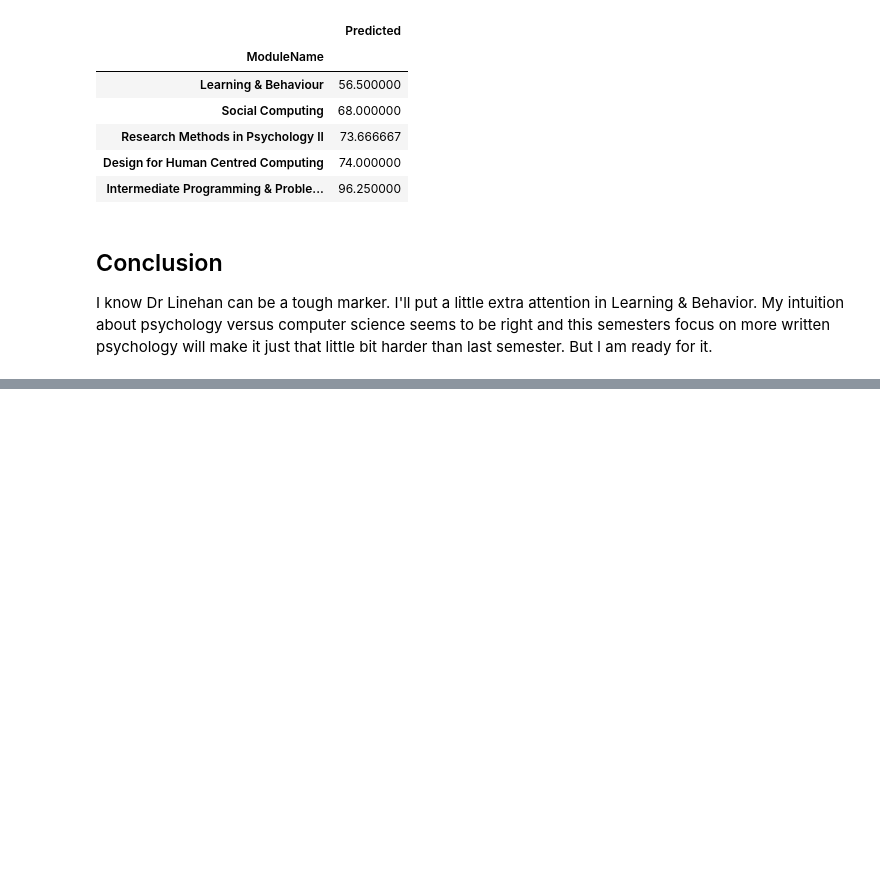
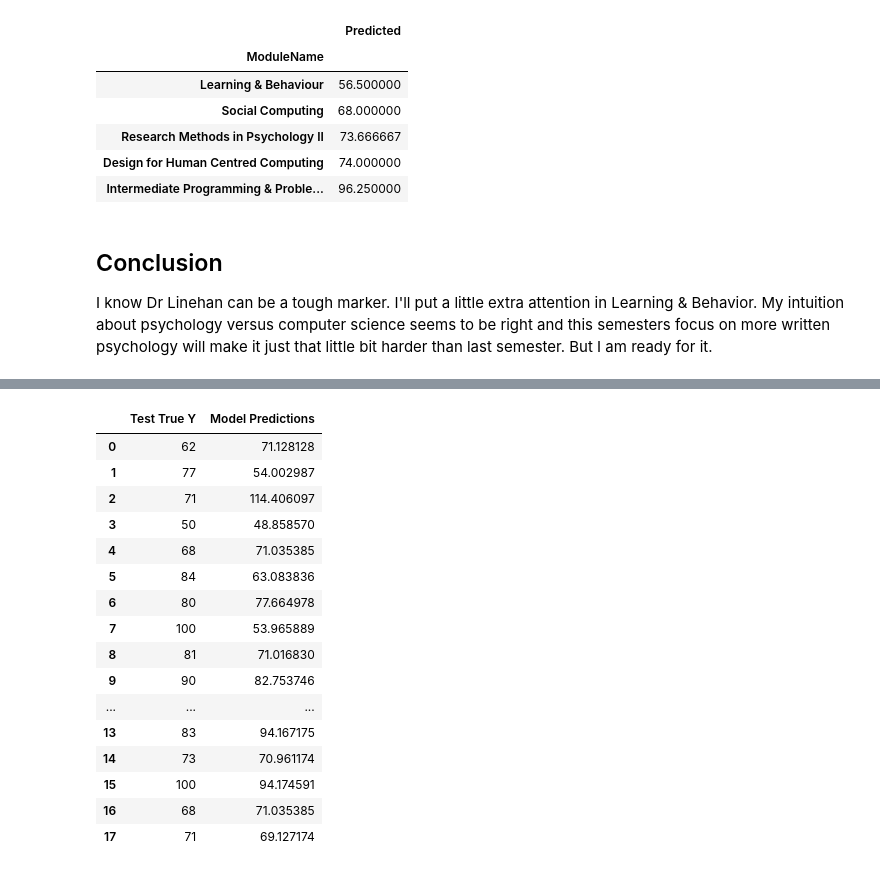
Before and after one commit to craigtkhill/predicting-grades, a Jupyter notebook: predicting_grades.ipynb, the cells around one changed output, grey strips where cells are left out. Drawn from its saved outputs; the diff is of its cells as text; code cells hidden in the pictures; blank space fills up the shorter version.

```diff
--- a/predicting_grades.ipynb
+++ b/predicting_grades.ipynb
@@ -335,0 +405,28 @@ I know Dr Linehan can be a tough marker. I'll put a little extra attention in Le
+# %%
+test_predictions = pd.Series(test_predictions.reshape(18,))
+# %%
+prediction_df = pd.DataFrame(y_test, columns=["Test True Y"])
+# %%
+prediction_df = pd.concat([prediction_df, test_predictions], axis=1)
+# %%
+prediction_df.rename(columns={prediction_df.columns[1] : "Model Predictions"} , inplace=True)
+# %%
+prediction_df
+# %% [output]
+|  | Test True Y | Model Predictions |
+| 0 | 62 | 71.128128 |
+| 1 | 77 | 54.002987 |
+| 2 | 71 | 114.406097 |
+| 3 | 50 | 48.858570 |
+| 4 | 68 | 71.035385 |
+| 5 | 84 | 63.083836 |
+| 6 | 80 | 77.664978 |
+| 7 | 100 | 53.965889 |
+| 8 | 81 | 71.016830 |
+| 9 | 90 | 82.753746 |
+| ... | ... | ... |
+| 13 | 83 | 94.167175 |
+| 14 | 73 | 70.961174 |
+| 15 | 100 | 94.174591 |
+| 16 | 68 | 71.035385 |
+| 17 | 71 | 69.127174 |
```
Also changed, not shown: parts of 24 cells of this notebook.
